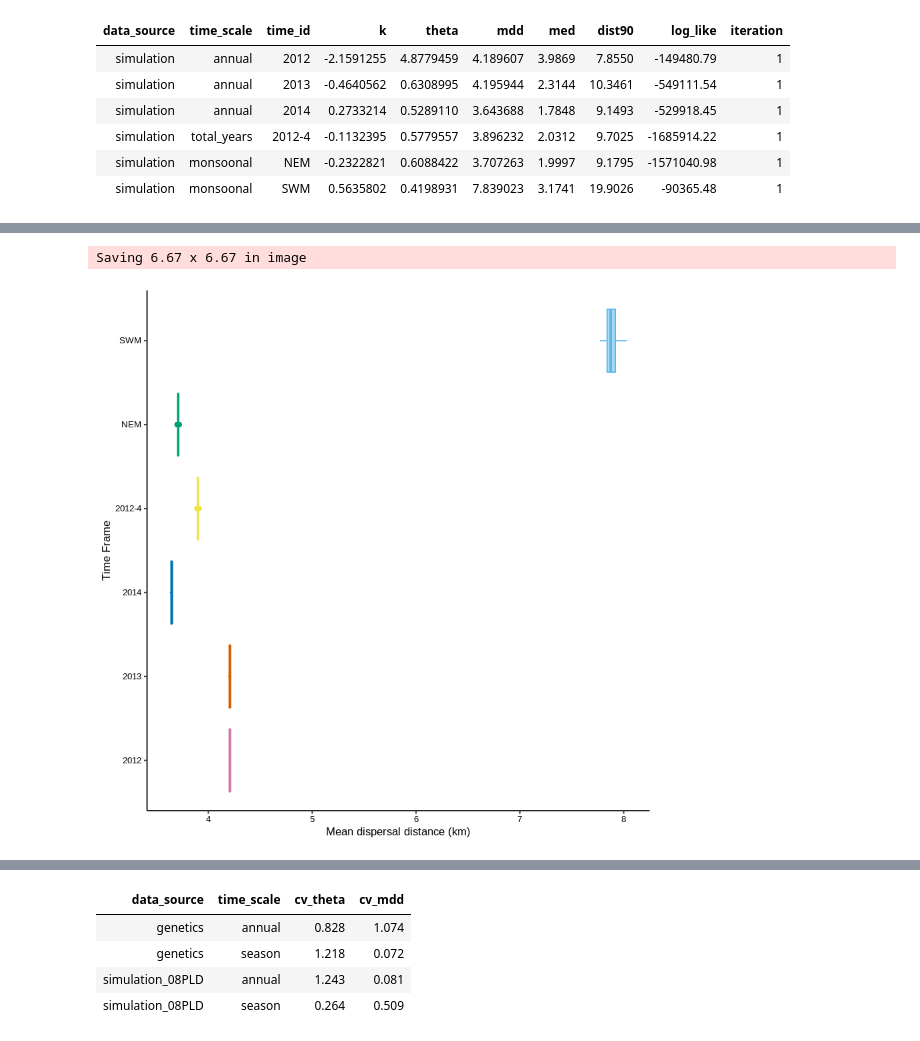
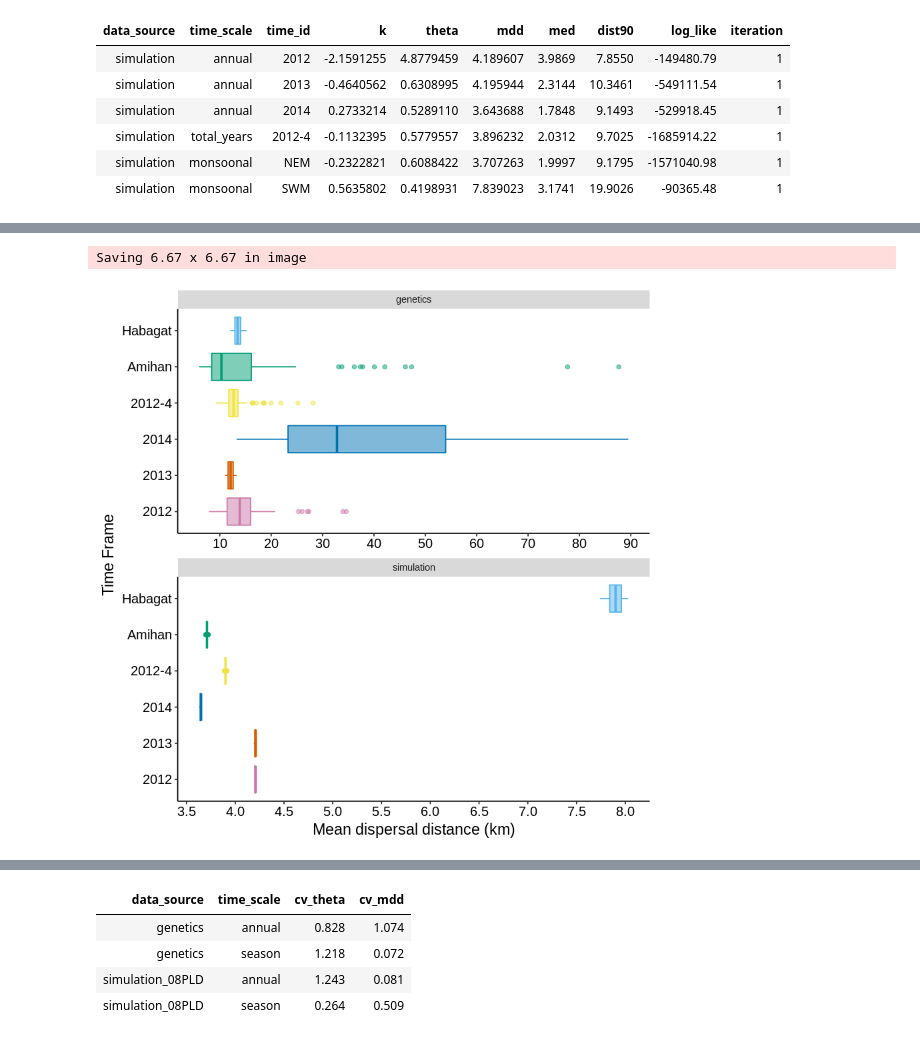
Before and after one commit to pinskylab/CamotesROMS, a Jupyter notebook: notebooks/process_ROMS_kernels.ipynb, the cells around one changed output, grey strips where cells are left out. Saved outputs shown, nothing was run; the diff lists cells and outputs as text; code cells hidden in the pictures.

```diff
--- a/notebooks/process_ROMS_kernels.ipynb
+++ b/notebooks/process_ROMS_kernels.ipynb
@@ -484,33 +444,34 @@ MDD
 # %%
 #panel plot of the metrics of interest
 cbbPalette <- c("#000000", "#E69F00", "#56B4E9", "#009E73", "#F0E442", "#0072B2", "#D55E00", "#CC79A7")
 cbbPalette_rev <- rev(cbbPalette)
-GenPlusSimKernels95CISamp$time_id <- factor(GenPlusSimKernels95CISamp$time_id, levels=c("2012", "2013", "2014", "2012-4", "NEM", "SWM"))
-
+GenPlusSimKernelsSamp95CI$time_id <- factor(GenPlusSimKernelsSamp95CI$time_id, levels=c("2012", "2013", "2014", "2012-4", "Amihan", "Habagat"))
+GenPlusSimKernelsSamp95CI[data_source=="simulation_08PLD", data_source:="simulation"]
 mdd_box <- ggplot() +
-    geom_boxplot(data=GenPlusSimKernels95CISamp[data_source=="simulation_08PLD"], aes(x=time_id, y=mdd, color=time_id, fill=time_id), alpha=0.5) +
+    geom_boxplot(data=GenPlusSimKernelsSamp95CI[mdd >0& mdd <100], aes(x=time_id, y=mdd, color=time_id, fill=time_id), alpha=0.5) +
     #geom_point(data=KernelFittingSummary, aes(x=time_id, y=mdd), fill="black",color="darkgray", shape=21) +
     coord_flip() +
     #scale_x_continuous(limits = c(0, 100), expand=c(0,0)) +
     #scale_y_continuous(limits = c(0, 83), expand = c(0,0))+
     theme(panel.grid.major = element_blank(),
     plot.margin=unit(c(0.2,0.2,0.2,0.2),"cm"),
     panel.grid.minor = element_blank(),
     panel.background = element_blank(), #,
     axis.line = element_line(colour = "black")) +
     xlab("Time Frame") +
     ylab("Mean dispersal distance (km)") +
-    theme(axis.text.x = element_text(size=8, color="black", family="Helvetica"),#15 for publication, 20 for presentation #element_text(size=15, color="black", family="Helvetica"),
-    axis.text.y =  element_text(size=8, color="black", family="Helvetica"),
-    axis.title.y =  element_text(size=10, color="black", family="Helvetica"),
-    axis.title.x =  element_text(size=10, color="black", family="Helvetica"),
+    theme(axis.text.x = element_text(size=12, color="black"),#15 for publication, 20 for presentation #element_text(size=15, color="black", family="Helvetica"),
+    axis.text.y =  element_text(size=12, color="black"),
+    axis.title.y =  element_text(size=14, color="black"),
+    axis.title.x =  element_text(size=14, color="black"),
     legend.position = "none") +
     scale_colour_manual(values=cbbPalette_rev)+
-    scale_fill_manual(values=cbbPalette_rev)#+
-        #facet_wrap(~ data_source, ncol = 1, scales = "free")
-    #scale_y_continuous(breaks = 1:2000, labels = c(1:50,"break",1000:2000))
+    scale_fill_manual(values=cbbPalette_rev)+
+    scale_y_continuous(n.breaks = 10) +
+    facet_wrap(~ data_source, ncol = 1, scales = "free")
+
 mdd_box
-#ggsave(filename="SimMDD.png", plot= mdd_box, path="~/oceanography/script_output/plots/" )
+#ggsave(filename="GenPlusSimMDD.pdf", plot= mdd_box, path="~/oceanography/script_output/plots/" )
 # %% [output]
 Saving 6.67 x 6.67 in image
-[figure, old version]
+[figure, new version]
```
Also changed, not shown: parts of 36 cells of this notebook, 10 other files.
